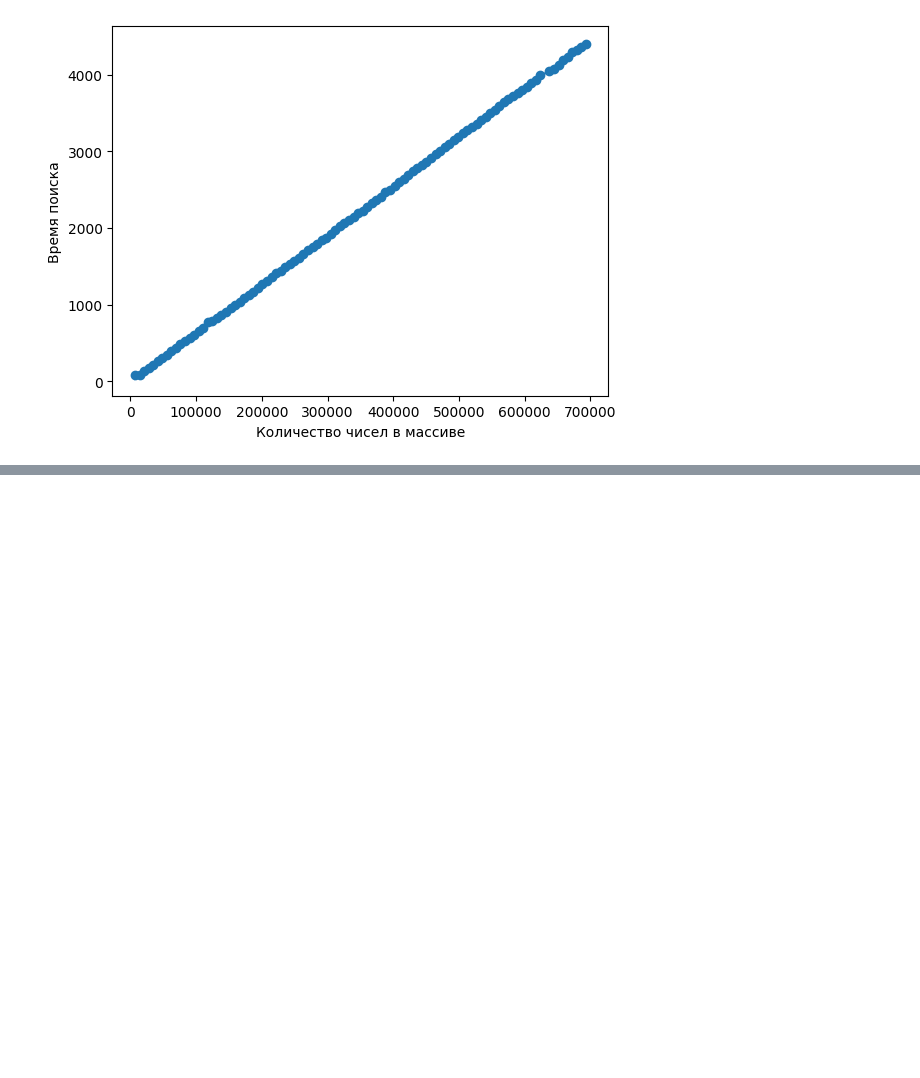
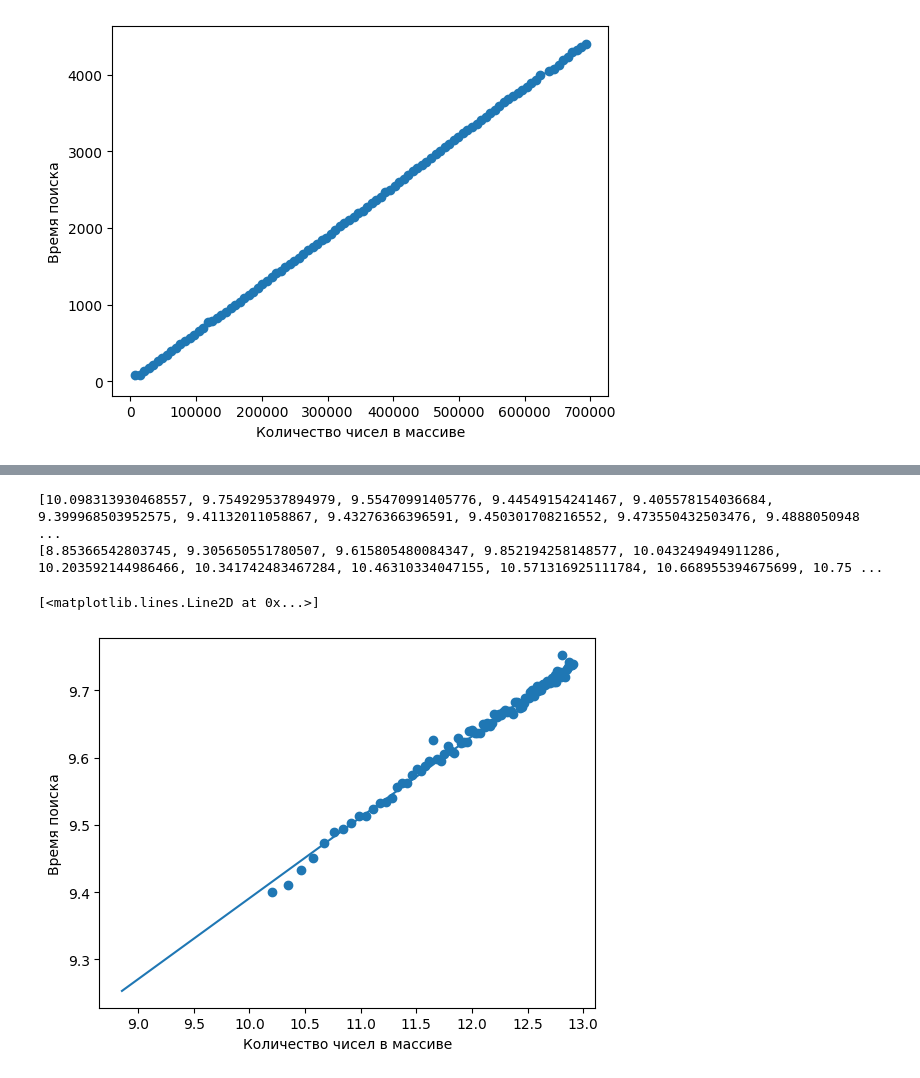
Before and after one commit to sparky1331/LAB_repo, a Jupyter notebook: lab1.ipynb, the cells around one changed output, grey strips where cells are left out. Cells and saved outputs as stored; diff of their text form; code cells hidden in the pictures; blank space fills up the shorter version.

```diff
--- a/lab1.ipynb
+++ b/lab1.ipynb
@@ -30,0 +61,31 @@ plt.plot(value, g(value))
+# %%
+import matplotlib.pyplot as plt
+import numpy as np
+import math
+
+f = open('lab1_bin.txt')
+
+value = [math.log(7000 + i*4000) for i in range(100)]
+alg_time = [math.log(int(f.readline())) for i in range(100)]
+
+print(alg_time)
+print(value)
+
+# value.pop(90)
+# alg_time.pop(90)
+
+
+plt.scatter(value[5:], alg_time[5:])
+
+p = np.polyfit(value[5:], alg_time[5:], 1)
+g = np.poly1d(p)
+
+plt.xlabel('Количество чисел в массиве')
+plt.ylabel('Время поиска')
+
+plt.plot(value, g(value))
+# %% [output]
+[10.098313930468557, 9.754929537894979, 9.55470991405776, 9.44549154241467, 9.405578154036684, 9.399968503952575, 9.41132011058867, 9.43276366396591, 9.450301708216552, 9.473550432503476, 9.4888050948 ...
+[8.85366542803745, 9.305650551780507, 9.615805480084347, 9.852194258148577, 10.043249494911286, 10.203592144986466, 10.341742483467284, 10.46310334047155, 10.571316925111784, 10.668955394675699, 10.75 ...
+[<matplotlib.lines.Line2D at 0x...>]
+[figure, added]
```
Also changed, not shown: parts of 3 cells of this notebook, 5 other files.
